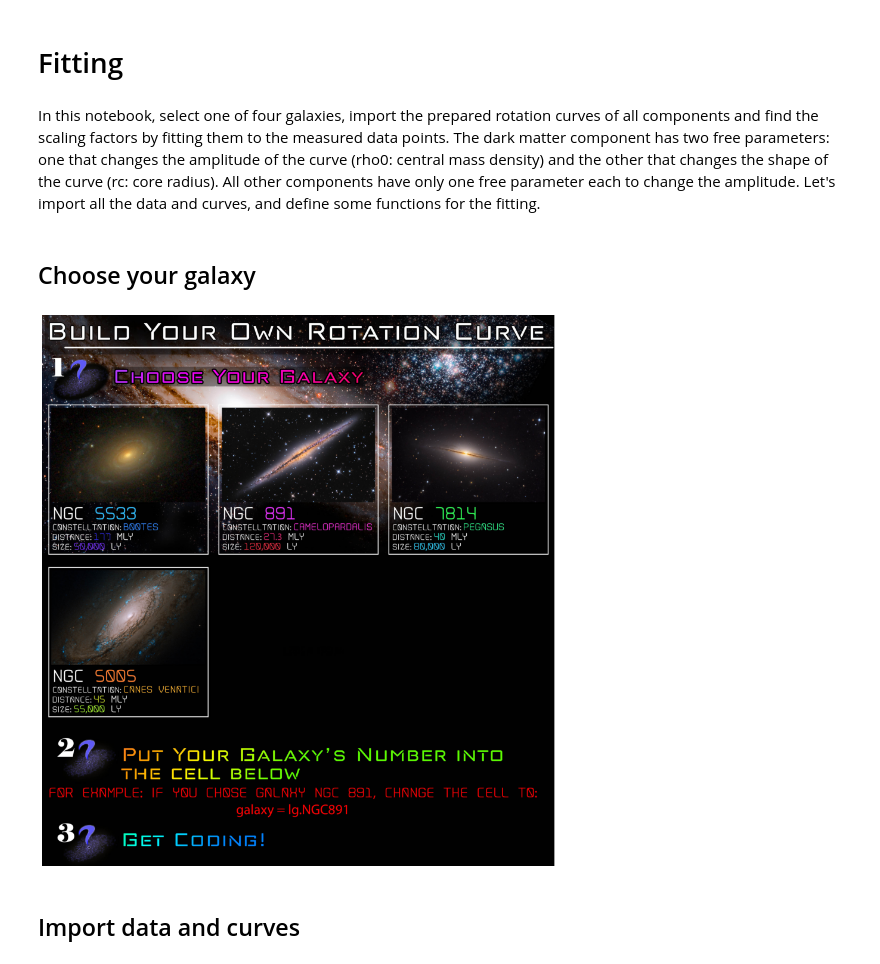
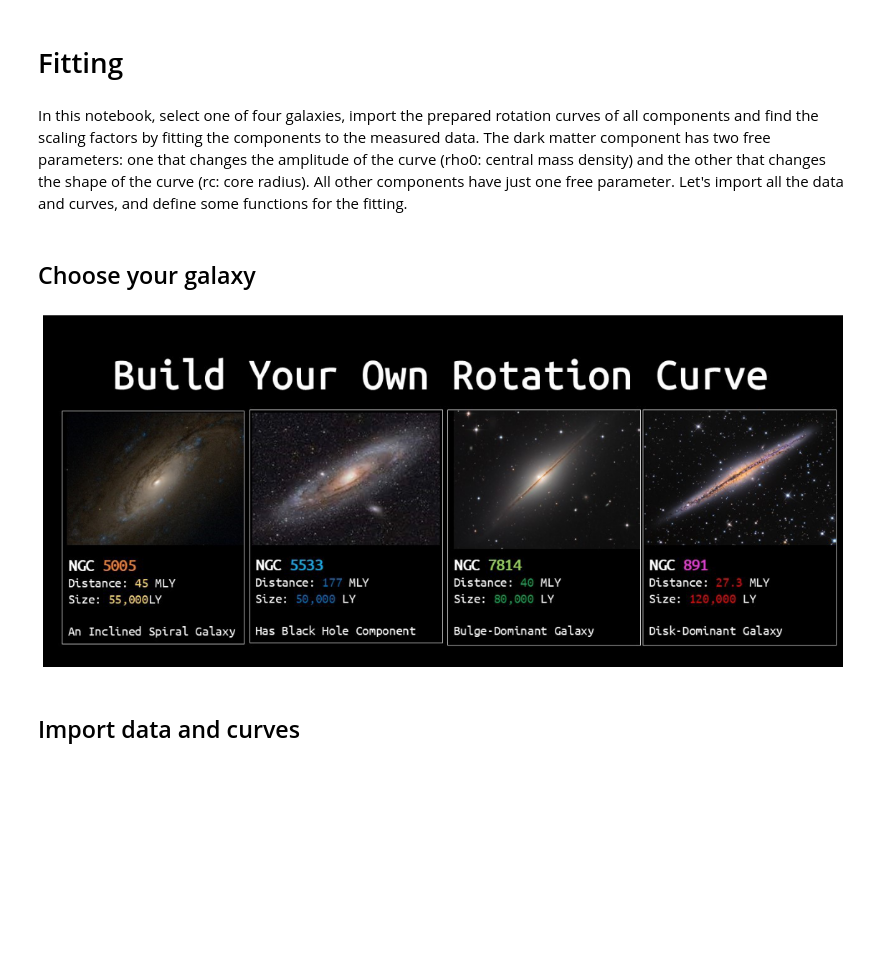
Before and after one commit to villano-lab/galactic-spin-W1, a Jupyter notebook: binder/4_Interactive_Fitting.ipynb, the cells around one changed output. Cells and saved outputs as stored; diff of their text form; code cells hidden in the pictures; blank space fills up the shorter version.

```diff
--- a/binder/4_Interactive_Fitting.ipynb
+++ b/binder/4_Interactive_Fitting.ipynb
@@ -15,18 +15,18 @@ _Python help: Running the notebook the first time, make sure to run all cells to
 # %% [markdown]
 # Fitting
 # %% [markdown]
-In this notebook, select one of four galaxies, import the prepared rotation curves of all components and find the scaling factors by fitting them to the measured data points. The dark matter component has two free parameters: one that changes the amplitude of the curve (rho0: central mass density) and the other that changes the shape of the curve (rc: core radius). All other components have only one free parameter each to change the amplitude. Let's import all the data and curves, and define some functions for the fitting.
+In this notebook, select one of four galaxies, import the prepared rotation curves of all components and find the scaling factors by fitting the components to the measured data. The dark matter component has two free parameters: one that changes the amplitude of the curve (rho0: central mass density) and the other that changes the shape of the curve (rc: core radius). All other components have just one free parameter. Let's import all the data and curves, and define some functions for the fitting.
 # %% [markdown]
 ## Choose your galaxy
 # %%
 # Display image for choosing a galaxy
-img = mpimg.imread('images/choosegalaxy.jpg')
+img = mpimg.imread('images/choosegalaxyII.jpg')
 plt.figure(figsize=(20,17))
 imgplot = plt.imshow(img)
 plt.axis('off')
 plt.show()
 # %% [output]
-[figure, old version]
+[figure, new version]
 # %%
 galaxy = lg.NGC5533                # Choose between NGC5533, NGC891, NGC7814 and NGC5005 galaxies
 # %% [markdown]
```
Also changed, not shown: 2 other files.
